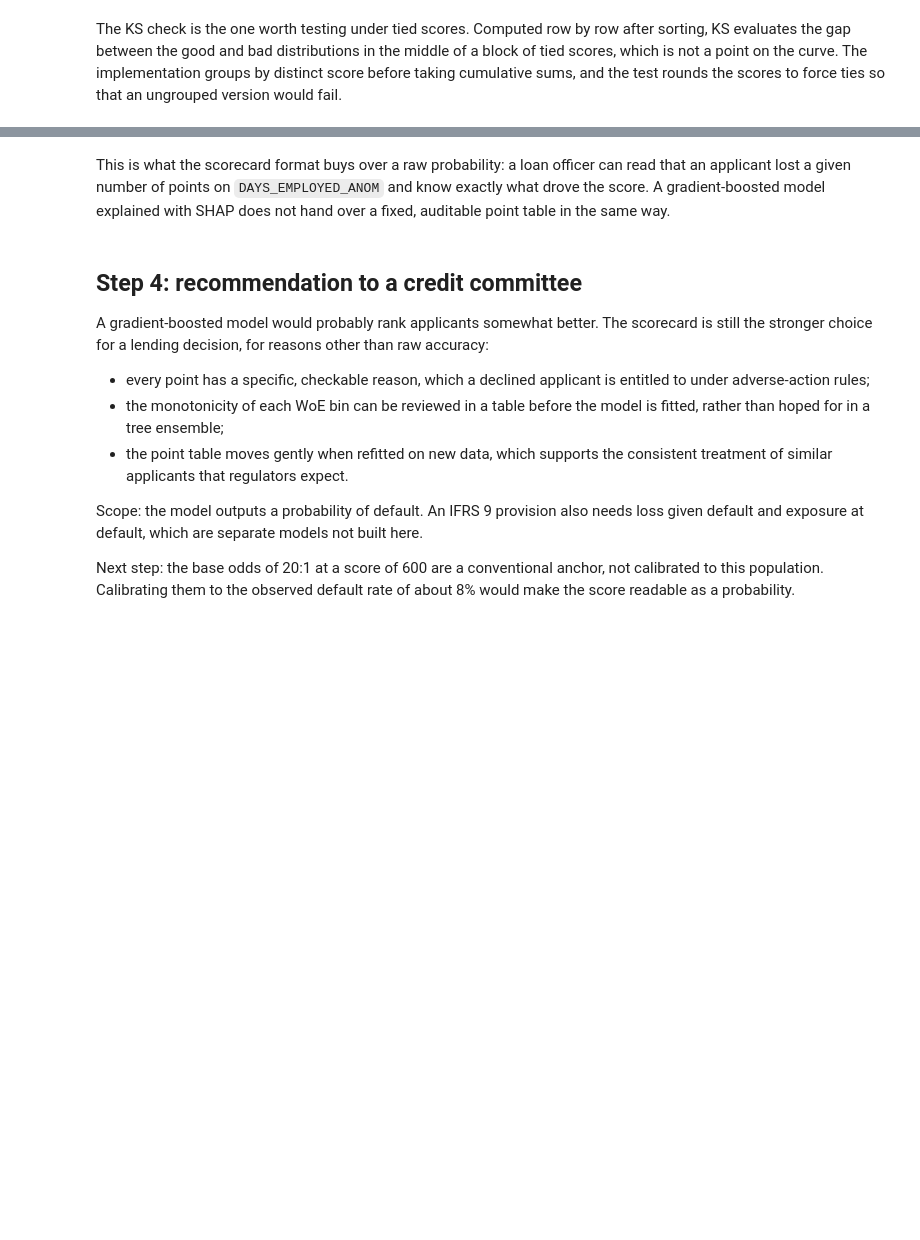
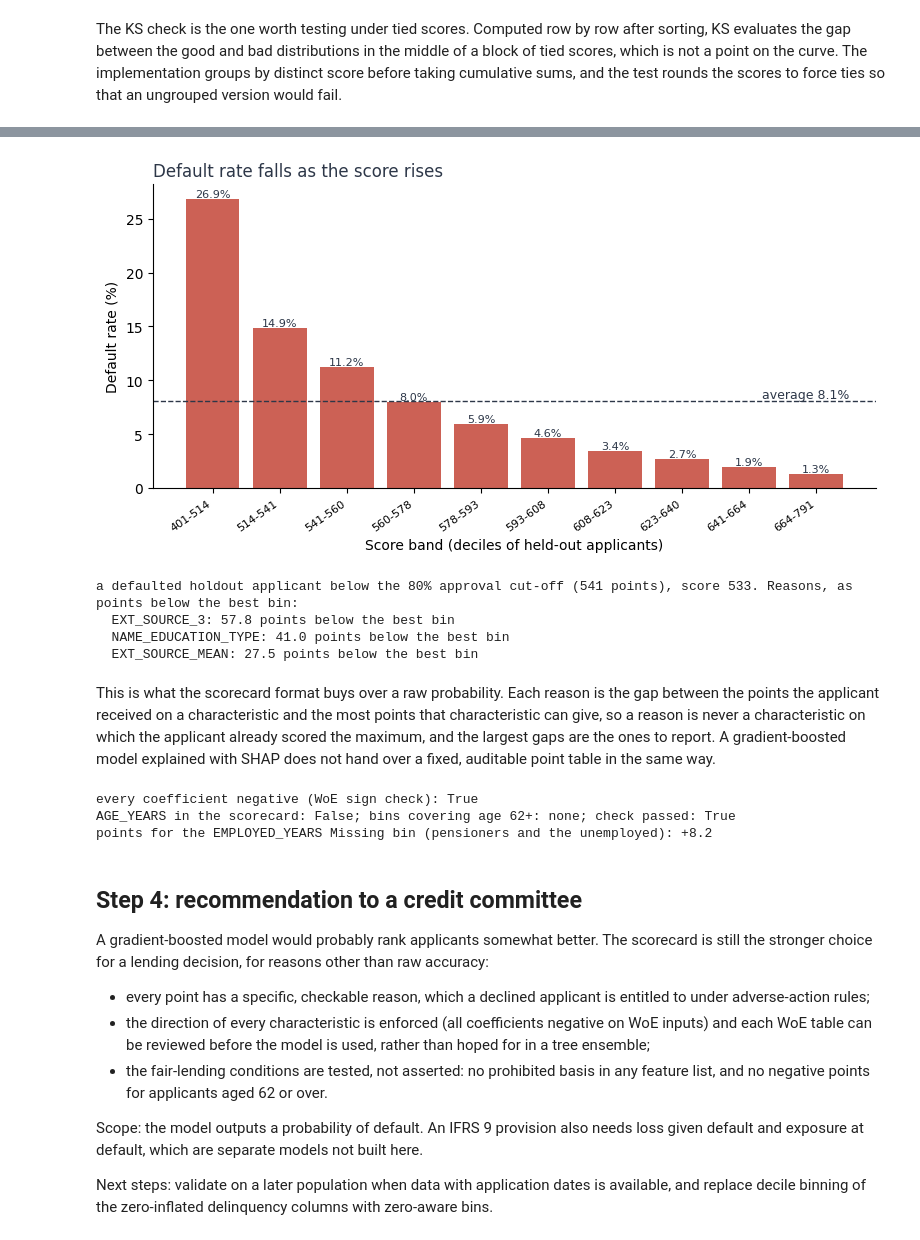
Before and after one commit to alvenyuka/Credit-Risk-Scorecard, a Jupyter notebook: Credit_Risk_Scorecard.ipynb, the cells around one changed output, grey strips where cells are left out. Drawn from its saved outputs; the diff is of its cells as text; code cells hidden in the pictures; blank space fills up the shorter version.

```diff
--- a/Credit_Risk_Scorecard.ipynb
+++ b/Credit_Risk_Scorecard.ipynb
@@ -280,9 +320,36 @@ defaulted, score=429:
+# %%
+_ = default_rate_by_band(scores, yf_val)
+# %% [output]
+[figure, added]
+# %%
+ex = summary["example_declined_applicant"]
+print(f"a defaulted holdout applicant below the 80% approval cut-off ({ex['cut_off_score_at_80pct_approval']:.0f} points), "
+      f"score {ex['score']:.0f}. Reasons, as points below the best bin:")
+for r in ex["reasons_points_below_best_bin"]:
+    print(f"  {r['feature']}: {r['points']:.1f} points below the best bin")
+# %% [output]
+a defaulted holdout applicant below the 80% approval cut-off (541 points), score 533. Reasons, as points below the best bin:
+  EXT_SOURCE_3: 57.8 points below the best bin
+  NAME_EDUCATION_TYPE: 41.0 points below the best bin
+  EXT_SOURCE_MEAN: 27.5 points below the best bin
 # %% [markdown]
-This is what the scorecard format buys over a raw probability: a loan officer
-can read that an applicant lost a given number of points on
-`DAYS_EMPLOYED_ANOM` and know exactly what drove the score. A gradient-boosted
-model explained with SHAP does not hand over a fixed, auditable point table in
-the same way.
+This is what the scorecard format buys over a raw probability. Each reason is
+the gap between the points the applicant received on a characteristic and the
+most points that characteristic can give, so a reason is never a characteristic
+on which the applicant already scored the maximum, and the largest gaps are the
+ones to report. A gradient-boosted model explained with SHAP does not hand over
+a fixed, auditable point table in the same way.
+# %%
+age = summary["reg_b_age_62_plus"]
+print(f"every coefficient negative (WoE sign check): {summary['all_coefficients_negative']}")
+print(f"AGE_YEARS in the scorecard: {age['age_feature_in_scorecard']}; "
+      f"bins covering age 62+: {age['bins_covering_62_plus'] or 'none'}; check passed: {age['passed']}")
+print(f"points for the EMPLOYED_YEARS Missing bin (pensioners and the unemployed): "
+      f"{summary['employed_years_missing_bin_points']:+.1f}")
+# %% [output]
+every coefficient negative (WoE sign check): True
+AGE_YEARS in the scorecard: False; bins covering age 62+: none; check passed: True
+points for the EMPLOYED_YEARS Missing bin (pensioners and the unemployed): +8.2
 # %% [markdown]
 ## Step 4: recommendation to a credit committee
 
@@ -292,15 +359,16 @@ than raw accuracy:
 
 - every point has a specific, checkable reason, which a declined applicant is
   entitled to under adverse-action rules;
-- the monotonicity of each WoE bin can be reviewed in a table before the model
-  is fitted, rather than hoped for in a tree ensemble;
-- the point table moves gently when refitted on new data, which supports the
-  consistent treatment of similar applicants that regulators expect.
+- the direction of every characteristic is enforced (all coefficients negative
+  on WoE inputs) and each WoE table can be reviewed before the model is used,
+  rather than hoped for in a tree ensemble;
+- the fair-lending conditions are tested, not asserted: no prohibited basis in
+  any feature list, and no negative points for applicants aged 62 or over.
 
 Scope: the model outputs a probability of default. An IFRS 9 provision also
 needs loss given default and exposure at default, which are separate models not
 built here.
 
-Next step: the base odds of 20:1 at a score of 600 are a conventional anchor,
-not calibrated to this population. Calibrating them to the observed default
-rate of about 8% would make the score readable as a probability.
+Next steps: validate on a later population when data with application dates is
+available, and replace decile binning of the zero-inflated delinquency columns
+with zero-aware bins.
```
Also changed, not shown: parts of 28 cells of this notebook, 9 other files.
